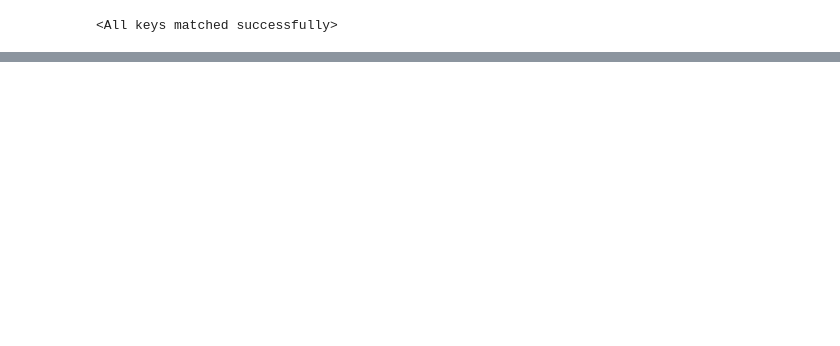
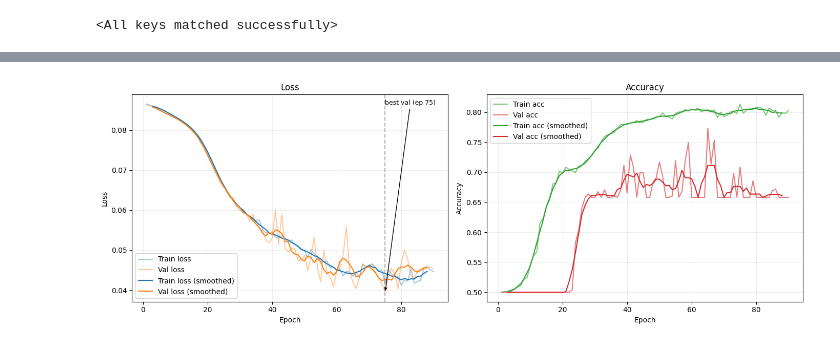
Before and after one commit to MarcGeorgeML/FDL-Case-study, a Jupyter notebook: model.ipynb, the cells around one changed output, grey strips where cells are left out. Cells and saved outputs as stored; diff of their text form; code cells hidden in the pictures; blank space fills up the shorter version.

Commit message:
trained till 70% accuracy

```diff
--- a/model.ipynb
+++ b/model.ipynb
@@ -85,7 +86,7 @@ def train_epoch(model, dataloader, criterion, optimizer, scheduler, device, accu
         total_loss += loss.item() * accumulation_steps
 
         # Compute accuracy
-        preds = (torch.sigmoid(outputs) > 0.65).float()
+        preds = (torch.sigmoid(outputs) > 0.4794).float()
         correct += (preds == labels).sum().item()
         total += labels.size(0)
 
@@ -299,7 +307,7 @@ for epoch in range(num_epochs):
     )
 
     # Validate
-    val_loss, val_acc = validate(model, val_loader, criterion, device)
+    val_loss, val_acc, val_probs, val_labels = validate(model, val_loader, criterion, device)
 
     # Record metrics
     train_losses.append(train_loss)
@@ -445,0 +372,16 @@ weighted avg     0.8519    0.8100    0.8042      1600
+# %%
+threshold = 0.65
+
+# get loss, accuracy and the raw probs/labels
+val_loss, val_acc, val_probs, val_labels = validate(model, val_loader, criterion, device)
+print(f"Val loss: {val_loss:.4f}  Val acc (from validate): {val_acc:.4f}")
+
+
+preds = (val_probs > threshold).astype(int)
+print("Recomputed accuracy:", accuracy_score(val_labels, preds))
+print("Confusion matrix:\n", confusion_matrix(val_labels, preds))
+print("Classification report:\n", classification_report(val_labels, preds, digits=4))
+
+# optional: persist probs/labels for later analysis
+np.save("val_probs.npy", val_probs)
+np.save("val_labels.npy", val_labels)
@@ -445,0 +418,57 @@ weighted avg     0.8519    0.8100    0.8042      1600
+# %%
+try:
+    tr_loss = np.array(train_losses)
+    val_loss = np.array(val_losses)
+    tr_acc = np.array(train_accs)
+    val_acc = np.array(val_accs)
+except NameError:
+    tr_loss = np.load("train_losses.npy")
+    val_loss = np.load("val_losses.npy")
+    tr_acc = np.load("train_accs.npy")
+    val_acc = np.load("val_accs.npy")
+
+epochs = np.arange(1, len(tr_loss) + 1)
+
+def smooth(x, window=5):
+    if len(x) < window:
+        return x
+    return np.convolve(x, np.ones(window)/window, mode="valid")
+
+# Plot
+fig, axes = plt.subplots(1, 2, figsize=(14, 5))
+
+# Loss subplot
+axes[0].plot(epochs, tr_loss, label="Train loss", color="tab:blue", alpha=0.4)
+axes[0].plot(epochs, val_loss, label="Val loss", color="tab:orange", alpha=0.4)
+# Smoothed
+s_tr = smooth(tr_loss, window=5)
+s_val = smooth(val_loss, window=5)
+offset = (len(epochs) - len(s_tr)) // 2
+axes[0].plot(epochs[offset:offset+len(s_tr)], s_tr, label="Train loss (smoothed)", color="tab:blue")
+axes[0].plot(epochs[offset:offset+len(s_val)], s_val, label="Val loss (smoothed)", color="tab:orange")
+best_epoch = int(np.argmin(val_loss)) + 1
+axes[0].axvline(best_epoch, color="gray", linestyle="--", alpha=0.6)
+axes[0].annotate(f"best val (ep {best_epoch})", xy=(best_epoch, val_loss[best_epoch-1]),
+                 xytext=(best_epoch, max(val_loss)), arrowprops=dict(arrowstyle="->"), fontsize=9)
+axes[0].set_title("Loss")
+axes[0].set_xlabel("Epoch")
+axes[0].set_ylabel("Loss")
+axes[0].legend()
+axes[0].grid(alpha=0.2)
+
+# Accuracy subplot
+axes[1].plot(epochs, tr_acc, label="Train acc", color="tab:green", alpha=0.6)
+axes[1].plot(epochs, val_acc, label="Val acc", color="tab:red", alpha=0.6)
+s_tr_acc = smooth(tr_acc, window=5)
+s_val_acc = smooth(val_acc, window=5)
+axes[1].plot(epochs[offset:offset+len(s_tr_acc)], s_tr_acc, label="Train acc (smoothed)", color="tab:green")
+axes[1].plot(epochs[offset:offset+len(s_val_acc)], s_val_acc, label="Val acc (smoothed)", color="tab:red")
+axes[1].set_title("Accuracy")
+axes[1].set_xlabel("Epoch")
+axes[1].set_ylabel("Accuracy")
+axes[1].legend()
+axes[1].grid(alpha=0.2)
+
+plt.tight_layout()
+# %% [output]
+[figure, added]
```
Also changed, not shown: parts of 9 cells of this notebook, 4 other files.
